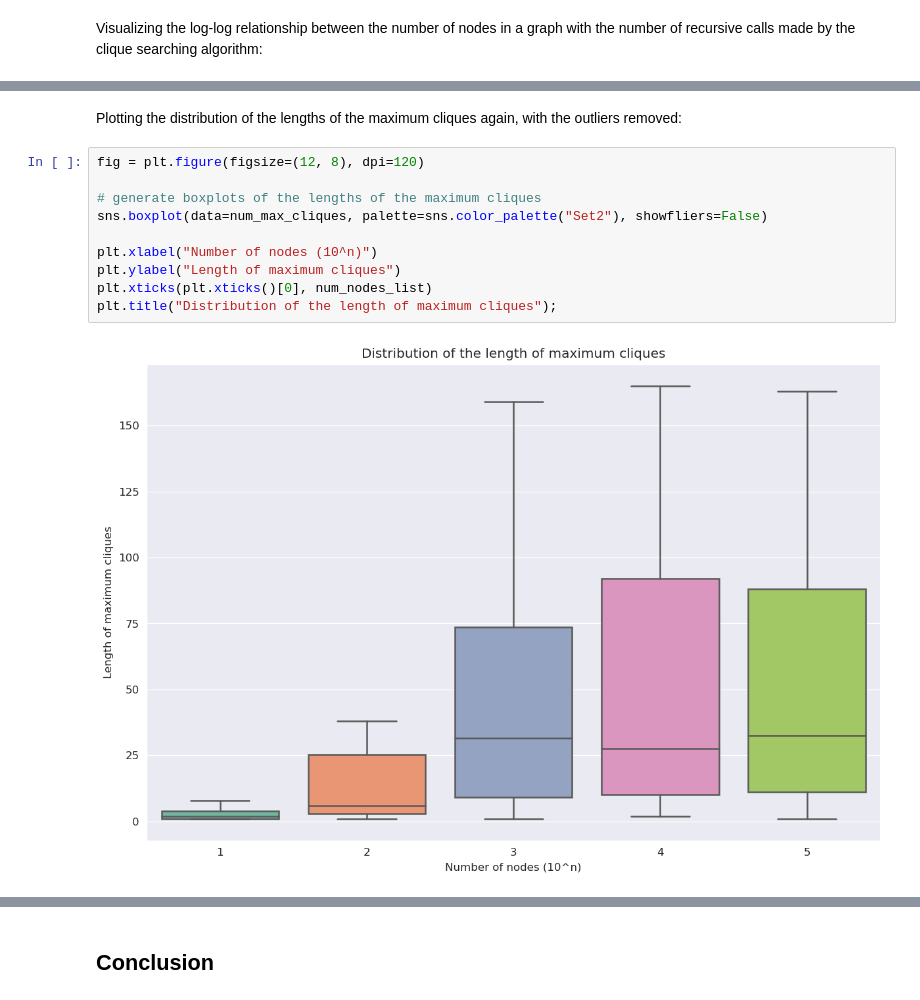
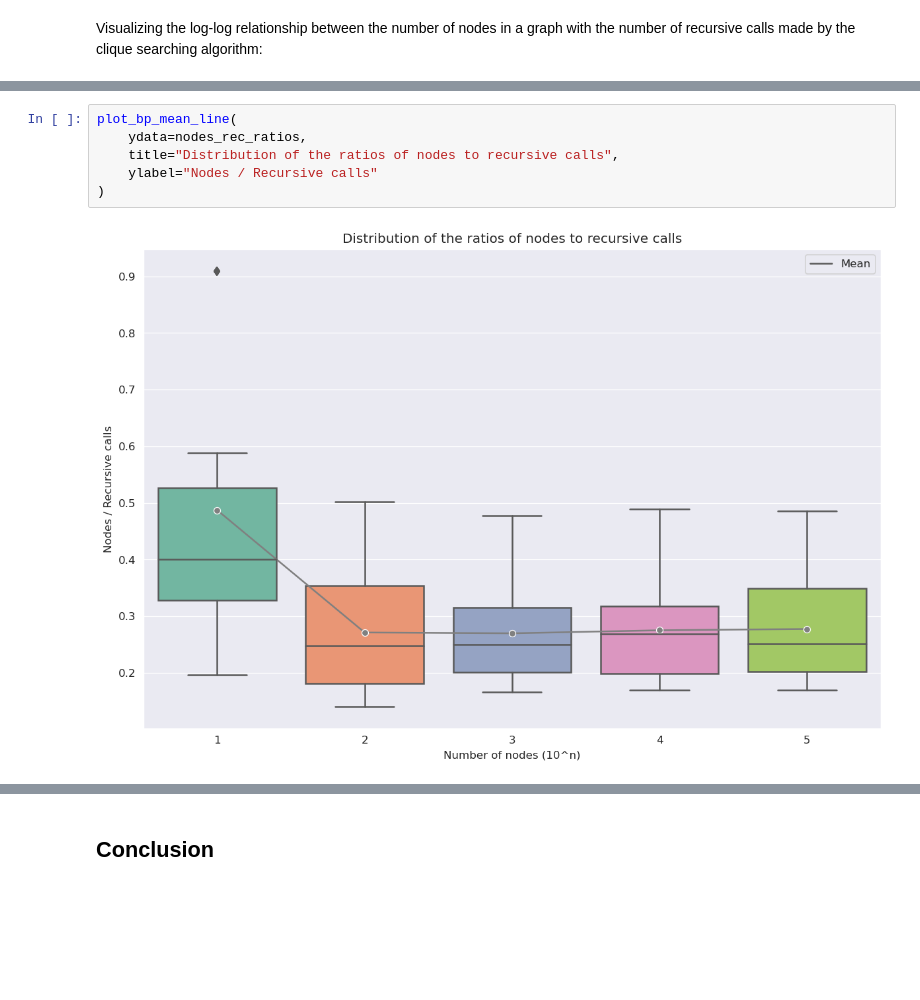
Before and after one commit to ribbas/grad_courses, a Jupyter notebook: 601.621_foundations_of_algorithms/proj/final.ipynb, the cells around one changed output, grey strips where cells are left out. Drawn from its saved outputs; the diff is of its cells as text; blank space fills up the shorter version.

```diff
--- a/601.621_foundations_of_algorithms/proj/final.ipynb
+++ b/601.621_foundations_of_algorithms/proj/final.ipynb
@@ -465,14 +468,8 @@ for num_nodes, stats in enumerate(bp_stats):
-# %% [markdown]
-Plotting the distribution of the lengths of the maximum cliques again, with the outliers removed:
-# %%
-fig = plt.figure(figsize=(12, 8), dpi=120)
-
-# generate boxplots of the lengths of the maximum cliques
-sns.boxplot(data=num_max_cliques, palette=sns.color_palette("Set2"), showfliers=False)
-
-plt.xlabel("Number of nodes (10^n)")
-plt.ylabel("Length of maximum cliques")
-plt.xticks(plt.xticks()[0], num_nodes_list)
-plt.title("Distribution of the length of maximum cliques");
-# %% [output]
-[figure, removed]
+# %%
+plot_bp_mean_line(
+    ydata=nodes_rec_ratios,
+    title="Distribution of the ratios of nodes to recursive calls",
+    ylabel="Nodes / Recursive calls"
+)
+# %% [output]
+[figure, added]
```
Also changed, not shown: parts of 34 cells of this notebook.
